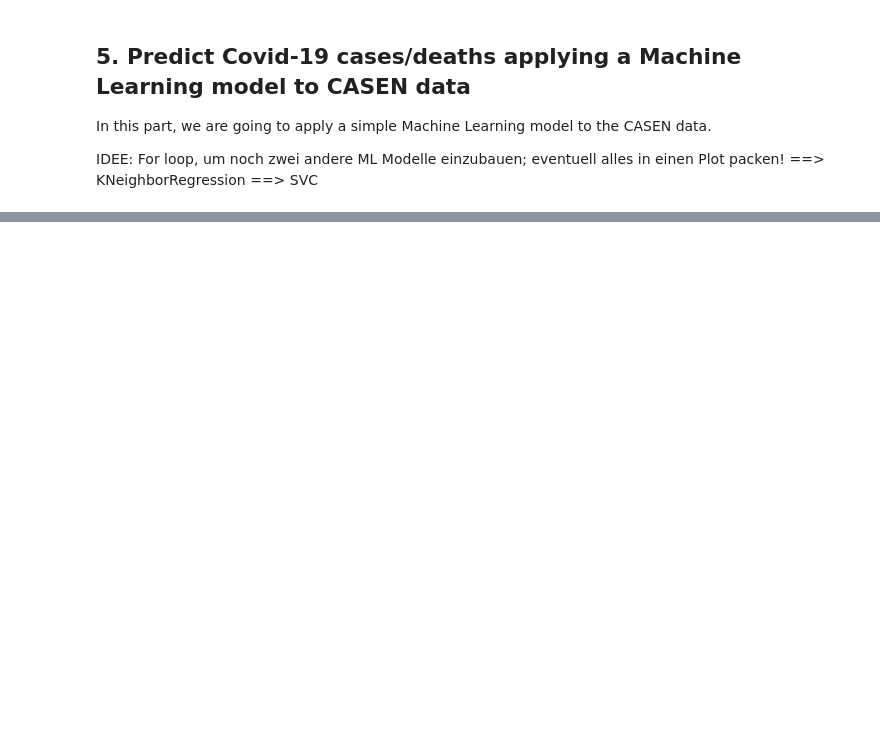
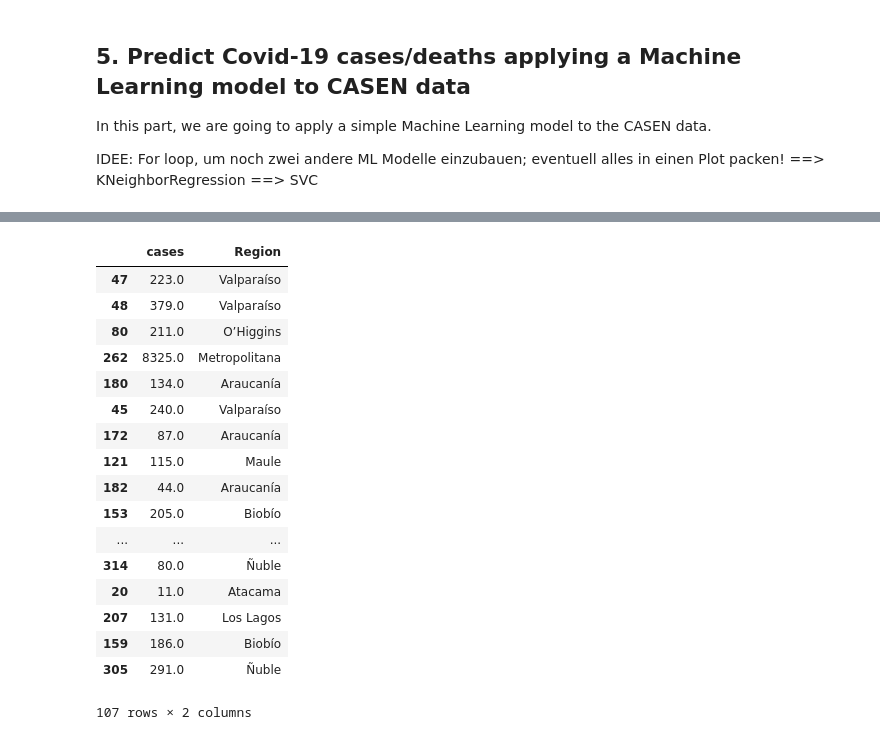
Before and after one commit to muellermax/Chile-Capstone, a Jupyter notebook: Chile Capstone.ipynb, the cells around one changed output, grey strips where cells are left out. Saved outputs shown, nothing was run; the diff lists cells and outputs as text; code cells hidden in the pictures; blank space fills up the shorter version.

```diff
--- a/Chile Capstone.ipynb
+++ b/Chile Capstone.ipynb
@@ -988,0 +985,58 @@ The score equals: 0.38715694568466263
+# %%
+df = cases_districts.copy()
+casen_data = casen_rel_all.copy()
+title = 'cases'
+m = 0
+n = 1000
+
+casen_data_ml = casen_data.dropna()
+
+# Get X and y for LinearRegression model
+X = show_CASEN_for_districts(df, casen_data_ml, title, m, n).drop(['District', 'Region', title, 'comuna'], axis = 1)
+y = show_CASEN_for_districts(df, casen_data_ml, title, m, n)[title]
+z = show_CASEN_for_districts(df, casen_data_ml, title, m, n)
+
+# Normalize the data
+min_max_scaler = preprocessing.MinMaxScaler()
+X_scaled = min_max_scaler.fit_transform(X)
+
+# Split the data into train and test data
+X_train, X_test, y_train, y_test = train_test_split(X_scaled, y, test_size=0.33, random_state=42)
+
+
+acc = []
+for k in range(1,100):
+    kneigh = neighbors.KNeighborsRegressor(n_neighbors=k)
+    kneigh.fit(X_train, y_train)
+    kneigh_score = kneigh.score(X_test, y_test)
+    acc.append(kneigh_score)
+
+
+
+
+new_df = pd.merge(pd.DataFrame(y_test), pd.DataFrame(z[z.index.isin(y_test.index)]['Region']), left_index=True, right_index=True)
+
+y_predict = kneigh_opt.predict(X_test)
+
+#new_df['y_predict'] = y_predict
+
+new_df
+# %% [output]
+|  | cases | Region |
+| 47 | 223.0 | Valparaíso |
+| 48 | 379.0 | Valparaíso |
+| 80 | 211.0 | O’Higgins |
+| 262 | 8325.0 | Metropolitana |
+| 180 | 134.0 | Araucanía |
+| 45 | 240.0 | Valparaíso |
+| 172 | 87.0 | Araucanía |
+| 121 | 115.0 | Maule |
+| 182 | 44.0 | Araucanía |
+| 153 | 205.0 | Biobío |
+| ... | ... | ... |
+| 314 | 80.0 | Ñuble |
+| 20 | 11.0 | Atacama |
+| 207 | 131.0 | Los Lagos |
+| 159 | 186.0 | Biobío |
+| 305 | 291.0 | Ñuble |
+107 rows × 2 columns
```
Also changed, not shown: parts of 19 cells of this notebook.
